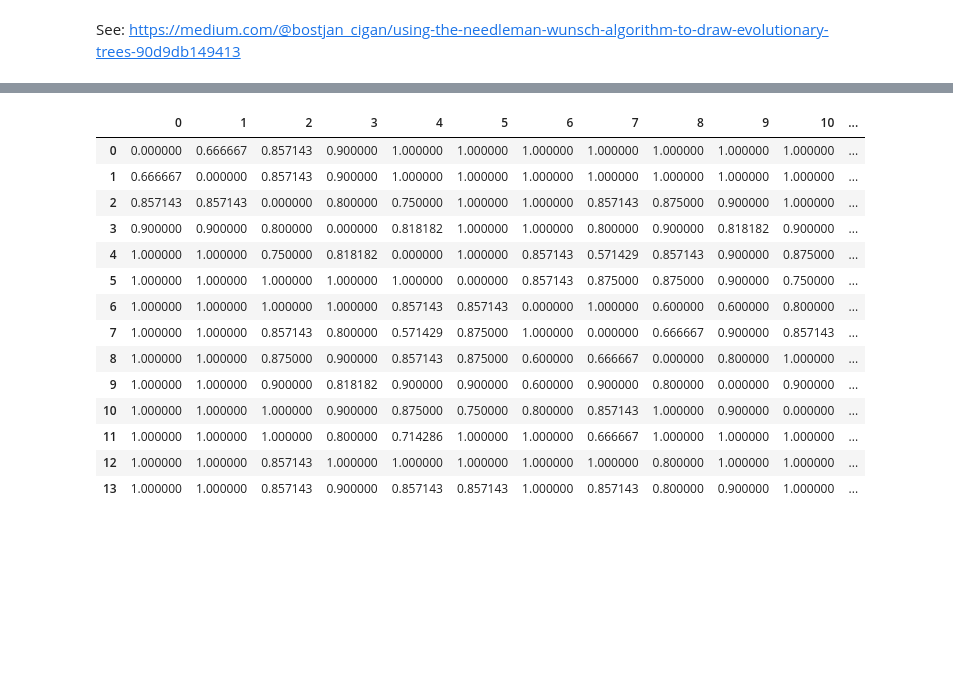
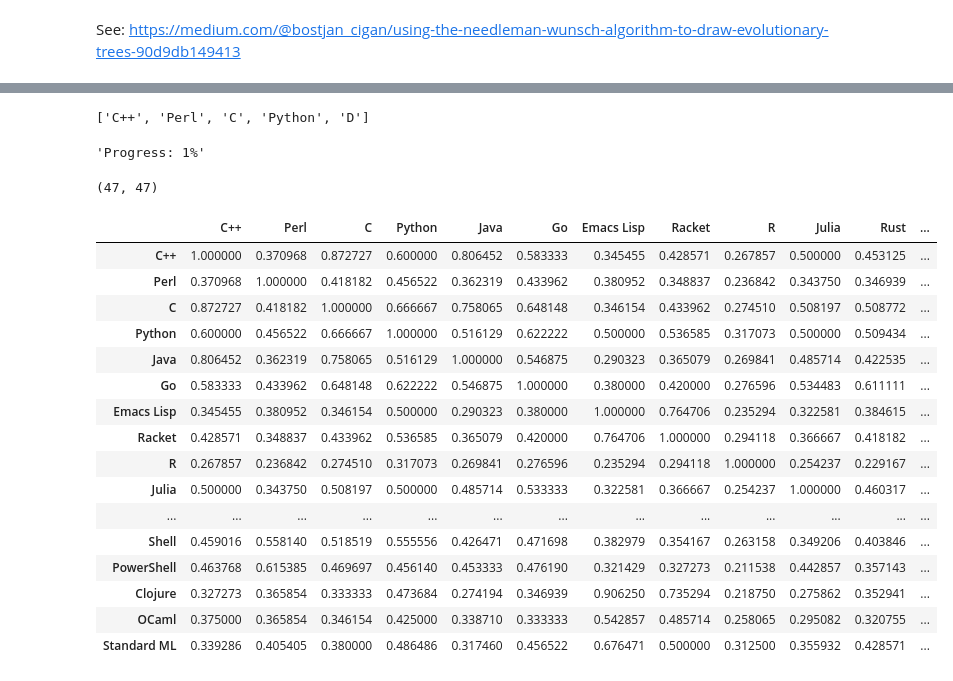
Before and after one commit to dustinmichels/PL-phylogeny, a Jupyter notebook: notebooks/main.ipynb, the cells around one changed output, grey strips where cells are left out. Saved outputs shown, nothing was run; the diff lists cells and outputs as text; code cells hidden in the pictures; blank space fills up the shorter version.

```diff
--- a/notebooks/main.ipynb
+++ b/notebooks/main.ipynb
@@ -212,0 +171,5 @@ pd.DataFrame(scoring, columns=t, index=t)
+# %%
+langs = list(data.keys())
+langs[:5]
+# %% [output]
+['C++', 'Perl', 'C', 'Python', 'D']
@@ -213,2 +180,26 @@ pd.DataFrame(scoring, columns=t, index=t)
+# %%
+count = 0
+for i in range(L):
+    for j in range(L):
+
+        # display progress
+        count += 1
+        progress = (count / (L * L)) * 100
+        clear_output(wait=True)
+        display(f"Progress: {progress:.5g}%")
+
+        s1 = data[langs[i]]
+        s2 = data[langs[j]]
+
+        nw = NW(s1, s2)
+        nw.solve()
+
+        score = nw.identity_score[1]
+        scoring_matrix[i, j] = score
+# %% [output]
+'Progress: 1%'
 # %%
-df = pd.DataFrame(scoring, columns=t, index=t)
+df = pd.DataFrame(scoring_matrix, columns=langs, index=langs)
+df.shape
+# %% [output]
+(47, 47)
@@ -244,18 +206,28 @@ scoring_distance_matrix = scoring_distance_matrix(scoring, t)
-# %%
-pd.DataFrame(scoring_distance_matrix)
-# %% [output]
-|  | 0 | 1 | 2 | 3 | 4 | 5 | 6 | 7 | 8 | 9 | 10 | ... |
-| 0 | 0.000000 | 0.666667 | 0.857143 | 0.900000 | 1.000000 | 1.000000 | 1.000000 | 1.000000 | 1.000000 | 1.000000 | 1.000000 | ... |
-| 1 | 0.666667 | 0.000000 | 0.857143 | 0.900000 | 1.000000 | 1.000000 | 1.000000 | 1.000000 | 1.000000 | 1.000000 | 1.000000 | ... |
-| 2 | 0.857143 | 0.857143 | 0.000000 | 0.800000 | 0.750000 | 1.000000 | 1.000000 | 0.857143 | 0.875000 | 0.900000 | 1.000000 | ... |
-| 3 | 0.900000 | 0.900000 | 0.800000 | 0.000000 | 0.818182 | 1.000000 | 1.000000 | 0.800000 | 0.900000 | 0.818182 | 0.900000 | ... |
-| 4 | 1.000000 | 1.000000 | 0.750000 | 0.818182 | 0.000000 | 1.000000 | 0.857143 | 0.571429 | 0.857143 | 0.900000 | 0.875000 | ... |
-| 5 | 1.000000 | 1.000000 | 1.000000 | 1.000000 | 1.000000 | 0.000000 | 0.857143 | 0.875000 | 0.875000 | 0.900000 | 0.750000 | ... |
-| 6 | 1.000000 | 1.000000 | 1.000000 | 1.000000 | 0.857143 | 0.857143 | 0.000000 | 1.000000 | 0.600000 | 0.600000 | 0.800000 | ... |
-| 7 | 1.000000 | 1.000000 | 0.857143 | 0.800000 | 0.571429 | 0.875000 | 1.000000 | 0.000000 | 0.666667 | 0.900000 | 0.857143 | ... |
-| 8 | 1.000000 | 1.000000 | 0.875000 | 0.900000 | 0.857143 | 0.875000 | 0.600000 | 0.666667 | 0.000000 | 0.800000 | 1.000000 | ... |
-| 9 | 1.000000 | 1.000000 | 0.900000 | 0.818182 | 0.900000 | 0.900000 | 0.600000 | 0.900000 | 0.800000 | 0.000000 | 0.900000 | ... |
-| 10 | 1.000000 | 1.000000 | 1.000000 | 0.900000 | 0.875000 | 0.750000 | 0.800000 | 0.857143 | 1.000000 | 0.900000 | 0.000000 | ... |
-| 11 | 1.000000 | 1.000000 | 1.000000 | 0.800000 | 0.714286 | 1.000000 | 1.000000 | 0.666667 | 1.000000 | 1.000000 | 1.000000 | ... |
-| 12 | 1.000000 | 1.000000 | 0.857143 | 1.000000 | 1.000000 | 1.000000 | 1.000000 | 1.000000 | 0.800000 | 1.000000 | 1.000000 | ... |
-| 13 | 1.000000 | 1.000000 | 0.857143 | 0.900000 | 0.857143 | 0.857143 | 1.000000 | 0.857143 | 0.800000 | 0.900000 | 1.000000 | ... |
+# %%
+my_langs = [
+    'C++', 'Perl', 'C', 'Python', "Java", "Go",
+    "Emacs Lisp", "Racket", "R", "Julia", "Rust",
+    "Haskell", "Ruby", "TypeScript", "Scheme", "Shell",
+    "PowerShell", "Clojure", "OCaml", "Standard ML"
+]
+
+small_df = df.loc[my_langs, my_langs]
+small_df
+# %% [output]
+|  | C++ | Perl | C | Python | Java | Go | Emacs Lisp | Racket | R | Julia | Rust | ... |
+| C++ | 1.000000 | 0.370968 | 0.872727 | 0.600000 | 0.806452 | 0.583333 | 0.345455 | 0.428571 | 0.267857 | 0.500000 | 0.453125 | ... |
+| Perl | 0.370968 | 1.000000 | 0.418182 | 0.456522 | 0.362319 | 0.433962 | 0.380952 | 0.348837 | 0.236842 | 0.343750 | 0.346939 | ... |
+| C | 0.872727 | 0.418182 | 1.000000 | 0.666667 | 0.758065 | 0.648148 | 0.346154 | 0.433962 | 0.274510 | 0.508197 | 0.508772 | ... |
+| Python | 0.600000 | 0.456522 | 0.666667 | 1.000000 | 0.516129 | 0.622222 | 0.500000 | 0.536585 | 0.317073 | 0.500000 | 0.509434 | ... |
+| Java | 0.806452 | 0.362319 | 0.758065 | 0.516129 | 1.000000 | 0.546875 | 0.290323 | 0.365079 | 0.269841 | 0.485714 | 0.422535 | ... |
+| Go | 0.583333 | 0.433962 | 0.648148 | 0.622222 | 0.546875 | 1.000000 | 0.380000 | 0.420000 | 0.276596 | 0.534483 | 0.611111 | ... |
+| Emacs Lisp | 0.345455 | 0.380952 | 0.346154 | 0.500000 | 0.290323 | 0.380000 | 1.000000 | 0.764706 | 0.235294 | 0.322581 | 0.384615 | ... |
+| Racket | 0.428571 | 0.348837 | 0.433962 | 0.536585 | 0.365079 | 0.420000 | 0.764706 | 1.000000 | 0.294118 | 0.366667 | 0.418182 | ... |
+| R | 0.267857 | 0.236842 | 0.274510 | 0.317073 | 0.269841 | 0.276596 | 0.235294 | 0.294118 | 1.000000 | 0.254237 | 0.229167 | ... |
+| Julia | 0.500000 | 0.343750 | 0.508197 | 0.500000 | 0.485714 | 0.533333 | 0.322581 | 0.366667 | 0.254237 | 1.000000 | 0.460317 | ... |
+| ... | ... | ... | ... | ... | ... | ... | ... | ... | ... | ... | ... | ... |
+| Shell | 0.459016 | 0.558140 | 0.518519 | 0.555556 | 0.426471 | 0.471698 | 0.382979 | 0.354167 | 0.263158 | 0.349206 | 0.403846 | ... |
+| PowerShell | 0.463768 | 0.615385 | 0.469697 | 0.456140 | 0.453333 | 0.476190 | 0.321429 | 0.327273 | 0.211538 | 0.442857 | 0.357143 | ... |
+| Clojure | 0.327273 | 0.365854 | 0.333333 | 0.473684 | 0.274194 | 0.346939 | 0.906250 | 0.735294 | 0.218750 | 0.275862 | 0.352941 | ... |
+| OCaml | 0.375000 | 0.365854 | 0.346154 | 0.425000 | 0.338710 | 0.333333 | 0.542857 | 0.485714 | 0.258065 | 0.295082 | 0.320755 | ... |
+| Standard ML | 0.339286 | 0.405405 | 0.380000 | 0.486486 | 0.317460 | 0.456522 | 0.676471 | 0.500000 | 0.312500 | 0.355932 | 0.428571 | ... |
```
Also changed, not shown: parts of 24 cells of this notebook, 4 other files.
